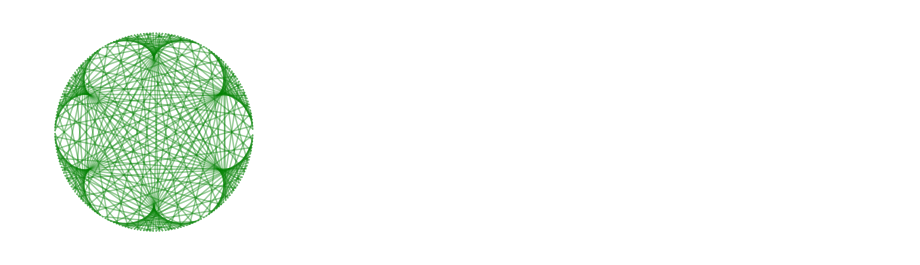
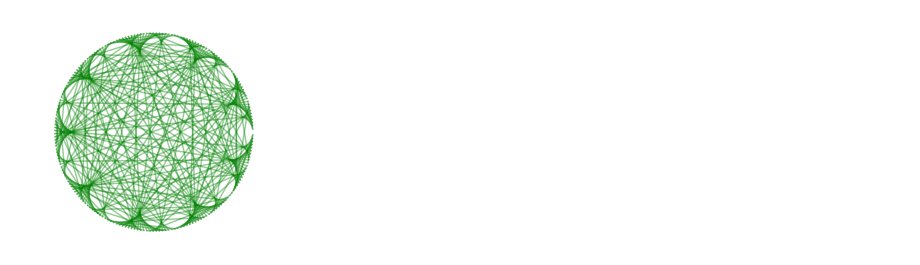
Before and after one commit to Dmacracy/Small-Math-Programs, a Jupyter notebook: cycloids.ipynb, the cells around one changed output. Saved outputs shown, nothing was run; the diff lists cells and outputs as text; code cells hidden in the pictures.

```diff
--- a/cycloids.ipynb
+++ b/cycloids.ipynb
@@ -13,12 +13,12 @@ def draw_epicycloid(a, b, n=200, alpha=0.4, linestyle='g-'):
     '''
     x = np.linspace(0, 2 * np.pi, n)
     plt.axes().set_aspect(1)
-    plt.rcParams['axes.facecolor'] = 'blue'
+    plt.rcParams['axes.facecolor'] = 'black'
     plt.axis('off')
     plt.plot([np.cos(a*x), np.cos(b*x)], [np.sin(a*x), np.sin(b*x)], linestyle, alpha=alpha)
     plt.show()
 # %%
-draw_epicycloid(1,7)
+draw_epicycloid(1,10)
 # %% [output]
-[figure, old version]
+[figure, new version]
 # %%
```
Also changed, not shown: parts of 7 cells of this notebook.
